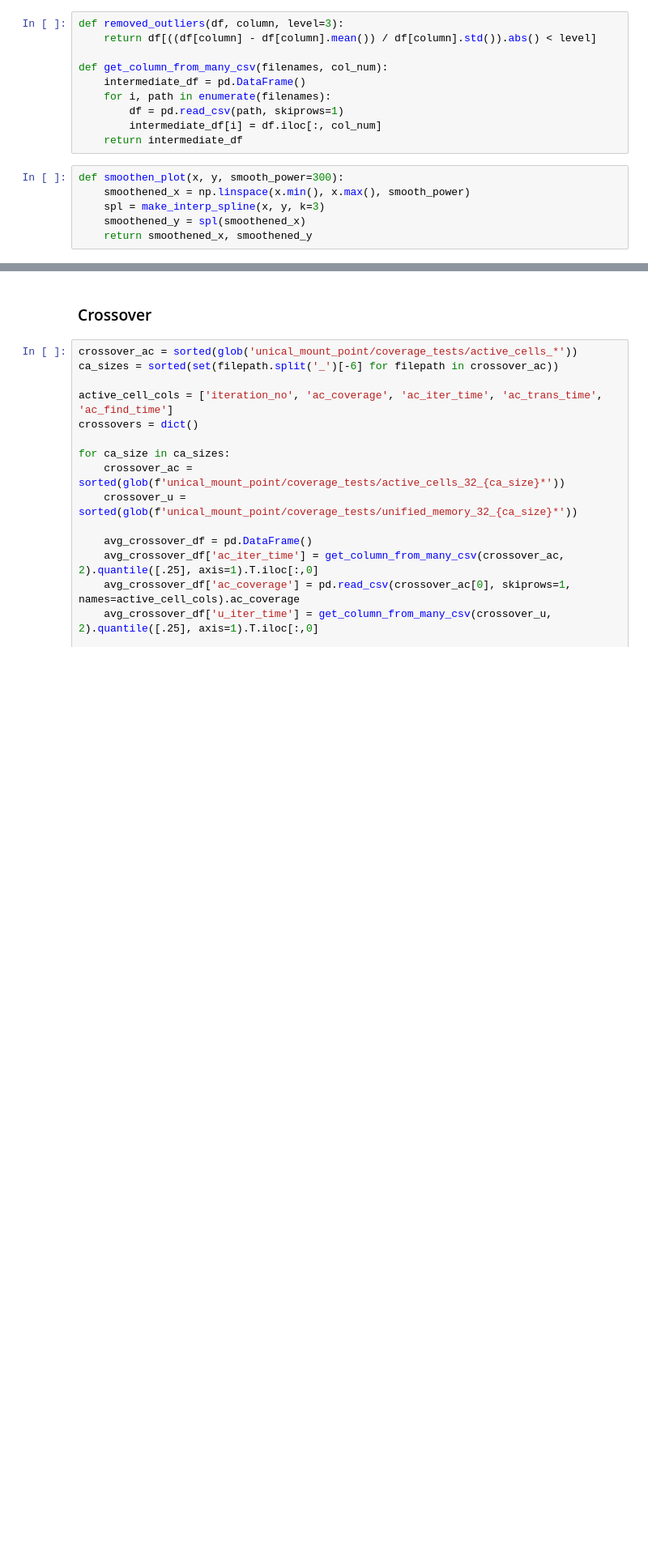
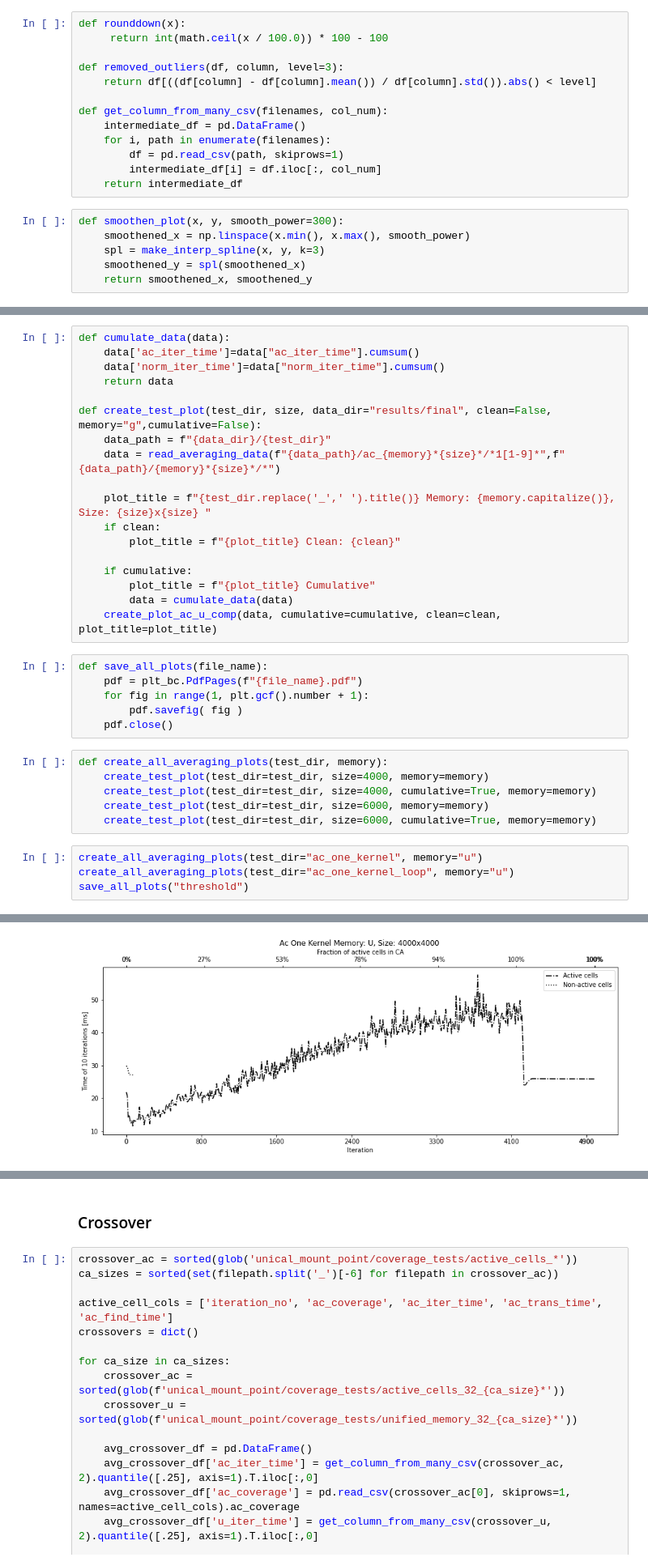
Before and after one commit to prenc/saturated-flow-thesis, a Jupyter notebook: coverage_evaluation.ipynb, the cells around one changed output, grey strips where cells are left out. Shown: that part at 81% size. Cells and saved outputs as stored; diff of their text form; blank space fills up the shorter version.

```diff
--- a/coverage_evaluation.ipynb
+++ b/coverage_evaluation.ipynb
@@ -10,4 +12,7 @@ warnings.filterwarnings('ignore')
 # %%
+def rounddown(x):
+     return int(math.ceil(x / 100.0)) * 100 - 100
+
 def removed_outliers(df, column, level=3):
     return df[((df[column] - df[column].mean()) / df[column].std()).abs() < level]
 
@@ -176,0 +115,35 @@ ax.plot(avg_20_loop_comp.iteration_no, avg_20_loop_comp.ac_find_time)
+# %%
+def cumulate_data(data):
+    data['ac_iter_time']=data["ac_iter_time"].cumsum()
+    data['norm_iter_time']=data["norm_iter_time"].cumsum()
+    return data
+
+def create_test_plot(test_dir, size, data_dir="results/final", clean=False, memory="g",cumulative=False):
+    data_path = f"{data_dir}/{test_dir}"
+    data = read_averaging_data(f"{data_path}/ac_{memory}*{size}*/*1[1-9]*",f"{data_path}/{memory}*{size}*/*")
+
+    plot_title = f"{test_dir.replace('_',' ').title()} Memory: {memory.capitalize()}, Size: {size}x{size} "
+    if clean:
+        plot_title = f"{plot_title} Clean: {clean}"
+
+    if cumulative:
+        plot_title = f"{plot_title} Cumulative"
+        data = cumulate_data(data)
+    create_plot_ac_u_comp(data, cumulative=cumulative, clean=clean, plot_title=plot_title)
+# %%
+def save_all_plots(file_name):
+    pdf = plt_bc.PdfPages(f"{file_name}.pdf")
+    for fig in range(1, plt.gcf().number + 1):
+        pdf.savefig( fig )
+    pdf.close()
+# %%
+def create_all_averaging_plots(test_dir, memory):
+    create_test_plot(test_dir=test_dir, size=4000, memory=memory)
+    create_test_plot(test_dir=test_dir, size=4000, cumulative=True, memory=memory)
+    create_test_plot(test_dir=test_dir, size=6000, memory=memory)
+    create_test_plot(test_dir=test_dir, size=6000, cumulative=True, memory=memory)
+# %%
+create_all_averaging_plots(test_dir="ac_one_kernel", memory="u")
+create_all_averaging_plots(test_dir="ac_one_kernel_loop", memory="u")
+save_all_plots("threshold")
+# %% [output]
@@ -176,0 +167 @@ ax.plot(avg_20_loop_comp.iteration_no, avg_20_loop_comp.ac_find_time)
+[figure, added]
```
Also changed, not shown: parts of 20 cells of this notebook.
